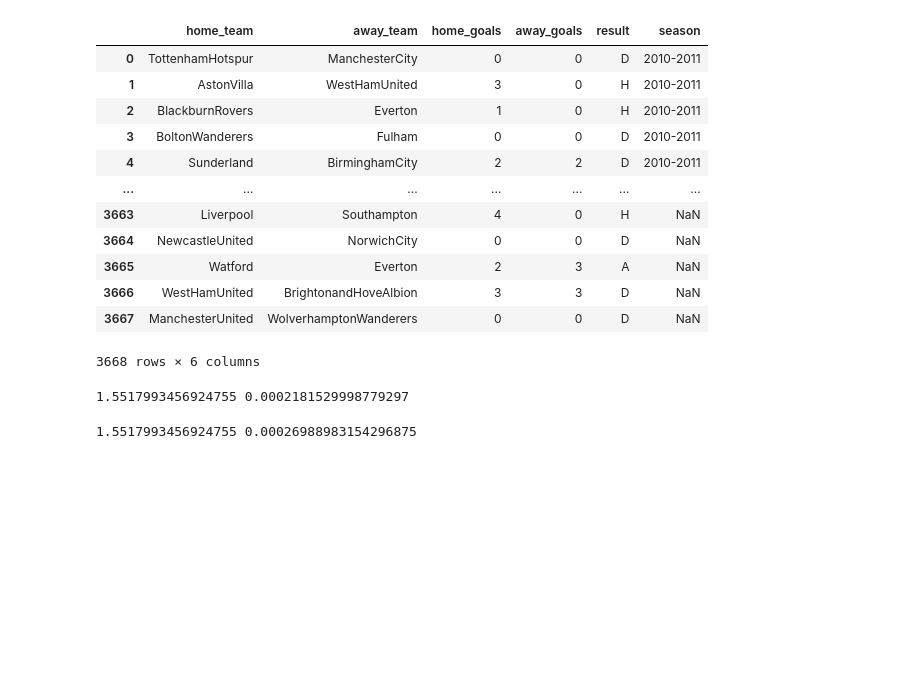
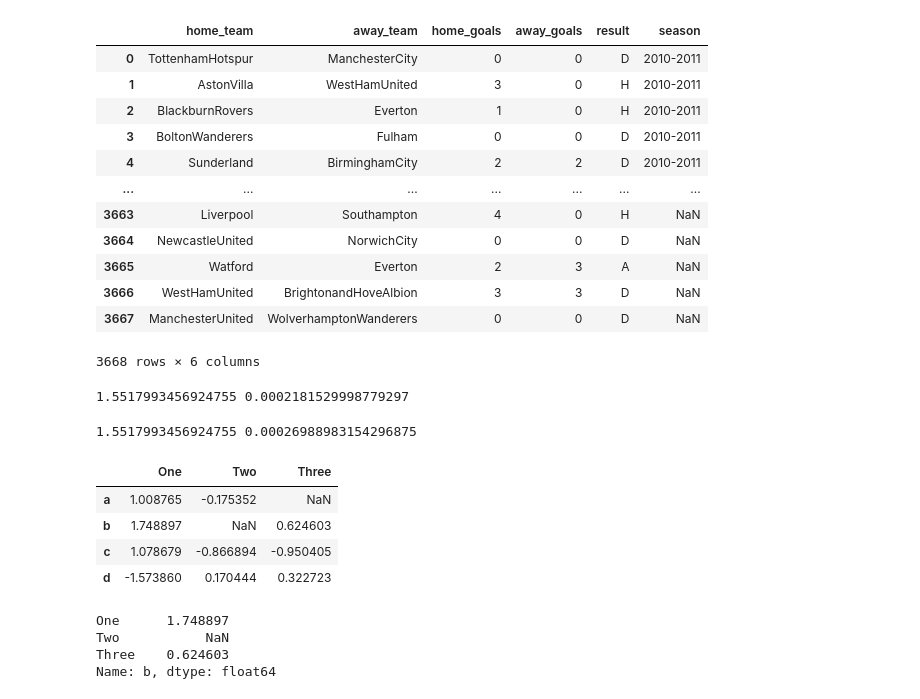
Before and after one commit to galaxy1014/ML_module_summary, a Jupyter notebook: Pandas/Basic Function/Basic Functionality.ipynb, the cells around one changed output. Saved outputs shown, nothing was run; the diff lists cells and outputs as text; code cells hidden in the pictures; blank space fills up the shorter version.

```diff
--- a/Pandas/Basic Function/Basic Functionality.ipynb
+++ b/Pandas/Basic Function/Basic Functionality.ipynb
@@ -221,0 +226,8 @@ print(np.nanmean(df['home_goals']), time.time() - start)
+# %%
+df
+# %% [output]
+|  | One | Two | Three |
+| a | 1.008765 | -0.175352 | NaN |
+| b | 1.748897 | NaN | 0.624603 |
+| c | 1.078679 | -0.866894 | -0.950405 |
+| d | -1.573860 | 0.170444 | 0.322723 |
@@ -221,0 +237,7 @@ print(np.nanmean(df['home_goals']), time.time() - start)
+# %%
+row
+# %% [output]
+One      1.748897
+Two           NaN
+Three    0.624603
+Name: b, dtype: float64
```
Also changed, not shown: parts of 19 cells of this notebook, 1 other file.
